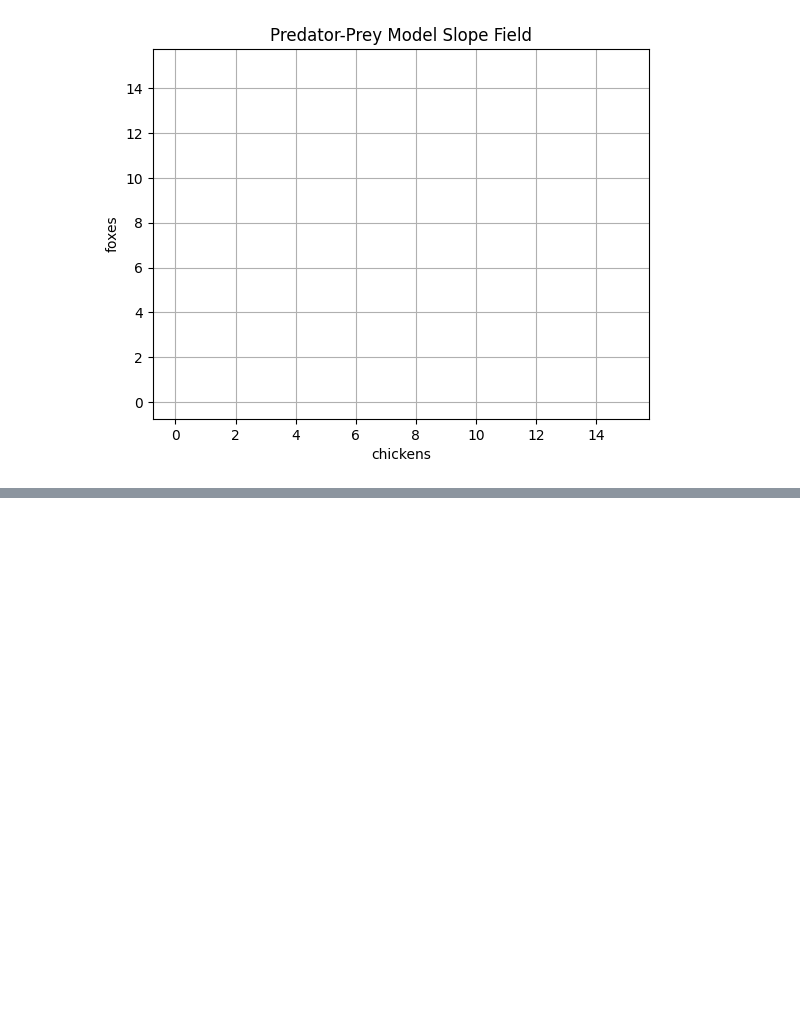
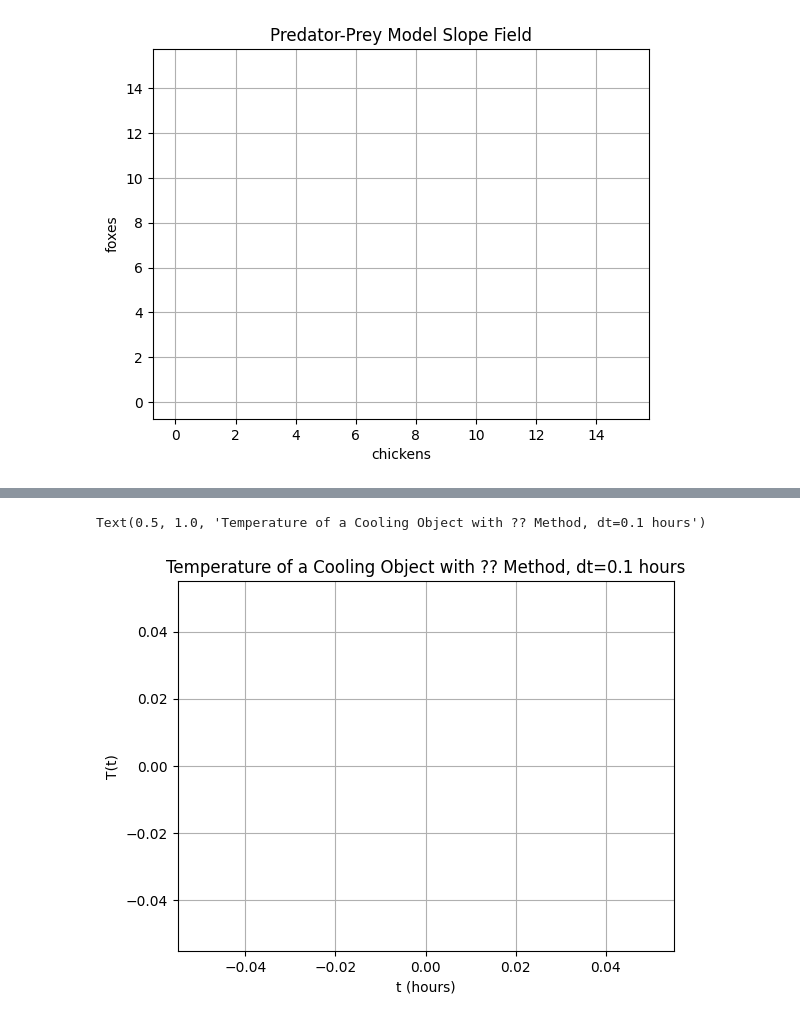
Before and after one commit to 201820-SWEN-230/MATH-330-Activities, a Jupyter notebook: Activity2_NumericalMethods.ipynb, the cells around one changed output, grey strips where cells are left out. Cells and saved outputs as stored; diff of their text form; code cells hidden in the pictures; blank space fills up the shorter version.

```diff
--- a/Activity2_NumericalMethods.ipynb
+++ b/Activity2_NumericalMethods.ipynb
@@ -824,0 +847,28 @@ Text(0.5, 1.0, 'Predator-Prey Model Slope Field')
+# %%
+k = 0.2
+C = 10
+T0 = 0
+
+def f_temp(s, t):
+    # fill in the code here to compute the rate of change of temperature
+    Tsys = s
+    dTdt = 0 # replace this with the correct expression
+    return dTdt
+
+s = T0 # initial temperature, let the state variable be the temperature
+t = 0
+dt = 0.1
+Tlist = [s]
+tlist = [t]
+
+# use the examples above for guidance on how to do this, but write a loop to compute the value of s (temperature) at each time step
+# pick a method, Euler, Heun, or RK4, and use it to solve the differential equation
+
+plt.plot(tlist, Tlist, 'r-')
+plt.grid()
+plt.xlabel("t (hours)")
+plt.ylabel("T(t)")
+plt.title(f"Temperature of a Cooling Object with ?? Method, dt={dt:0.1f} hours")
+# %% [output]
+Text(0.5, 1.0, 'Temperature of a Cooling Object with ?? Method, dt=0.1 hours')
+[figure, added]
```
Also changed, not shown: parts of 1 cell of this notebook.
